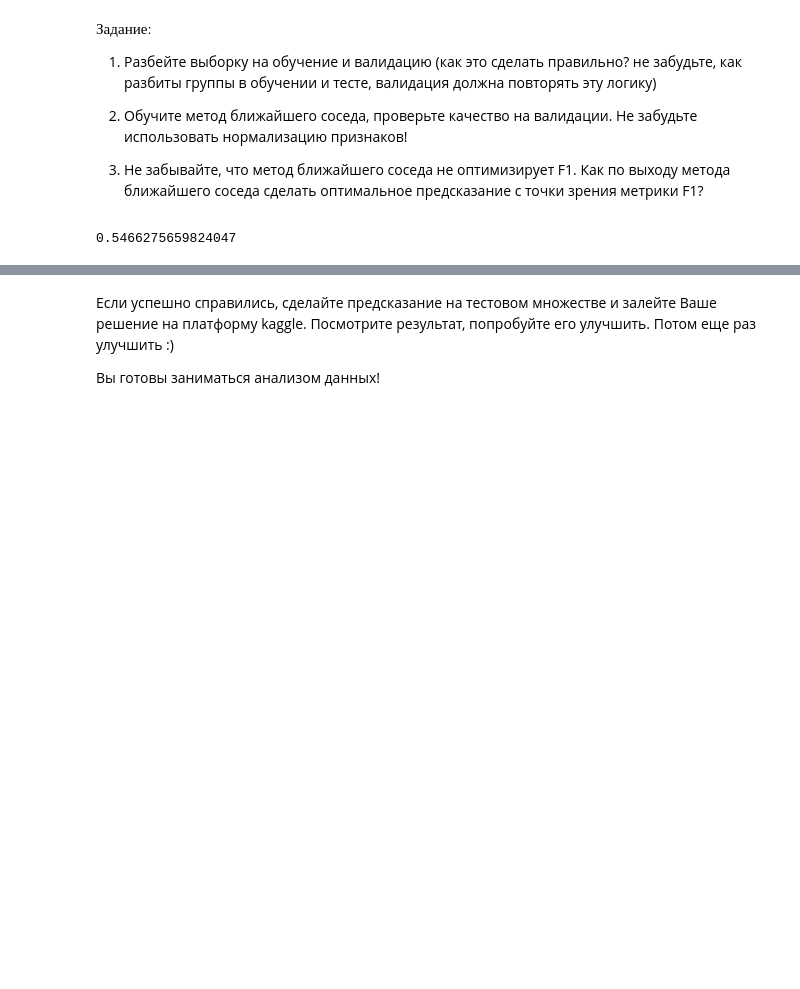
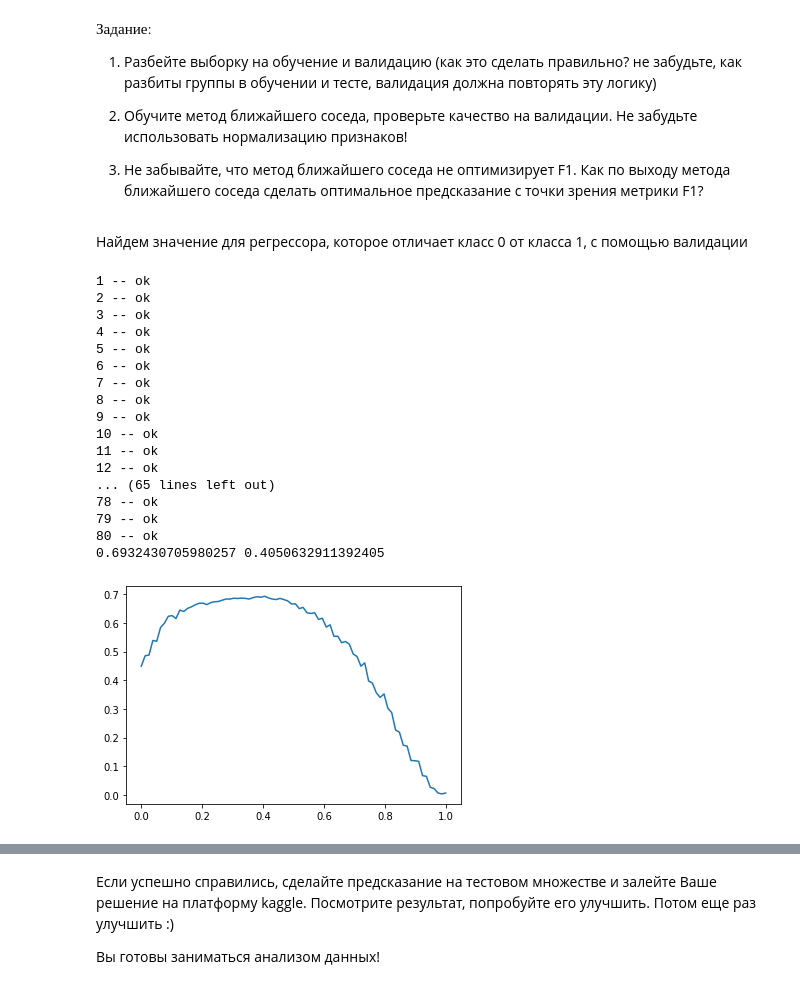
Before and after one commit to r-kasp/msu_ml_autumn2020, a Jupyter notebook: project/project.ipynb, the cells around one changed output, grey strips where cells are left out. Saved outputs shown, nothing was run; the diff lists cells and outputs as text; code cells hidden in the pictures; blank space fills up the shorter version.

```diff
--- a/project/project.ipynb
+++ b/project/project.ipynb
@@ -262,18 +384,55 @@ from sklearn.preprocessing import normalize
-# %%
-#нормализация признаков
-X_train = normalize(X_train, norm='l2', axis=1)
-
-#разделяем обучающую выборку на обучение и валидацию
-X_subtrain, X_validation, y_subtrain, y_validation = train_test_split(X_train, y_train, test_size = 0.3)
-
-#обучаем на Knn
-clf = KNeighborsClassifier(n_neighbors=20, algorithm='kd_tree', metric='minkowski')
-clf.fit(X_subtrain, y_subtrain)
-
-#делаем предсказание
-y_validation_predict = clf.predict(X_validation)
-
-#проверяем качество
-f1_score(y_validation, y_validation_predict)
-# %% [output]
-0.5466275659824047
+# %% [markdown]
+Найдем значение для регрессора, которое отличает класс 0 от класса 1, с помощью валидации
+# %%
+X_train = normalize(X_train, norm='l2', axis=1)
+
+cnt = 1
+val = np.linspace(0, 1, 80)
+res = []
+index = 0
+for x in val: # x - пороговое значение для KNeighborsRegressor
+    cur_res = []
+    for _ in range(10):
+        # делим выборку на валидационную и тренировочную
+        X_subtrain, X_validation, y_subtrain, y_validation = train_test_split(X_train, y_train, test_size = 0.3)
+
+        clf = KNeighborsRegressor(n_neighbors=35, algorithm='kd_tree')
+        clf.fit(X_subtrain, y_subtrain)
+
+        y_validation_predict = clf.predict(X_validation)
+        # решаем, к какому классу принадлежит объект в зависимости от значения регрессора
+        for i in np.where(y_validation_predict >= x):
+            y_validation_predict[i] = 1
+        for i in np.where(y_validation_predict < x):
+            y_validation_predict[i] = 0
+        # сохраняем значения f1 score
+        cur_res.append(f1_score(y_validation, y_validation_predict))
+
+    print("{} -- ok".format(cnt))
+    cnt += 1
+    # находим среднее значение
+    res.append(sum(cur_res) / len(cur_res))
+    if res[-1] > res[index]:
+        index = len(res) - 1
+
+plt.plot(val, res)
+print(res[index], val[index])
+# %% [output]
+1 -- ok
+2 -- ok
+3 -- ok
+4 -- ok
+5 -- ok
+6 -- ok
+7 -- ok
+8 -- ok
+9 -- ok
+10 -- ok
+11 -- ok
+12 -- ok
+... (65 lines left out)
+78 -- ok
+79 -- ok
+80 -- ok
+0.6932430705980257 0.4050632911392405
+[figure, added]
```
Also changed, not shown: parts of 18 cells of this notebook.
